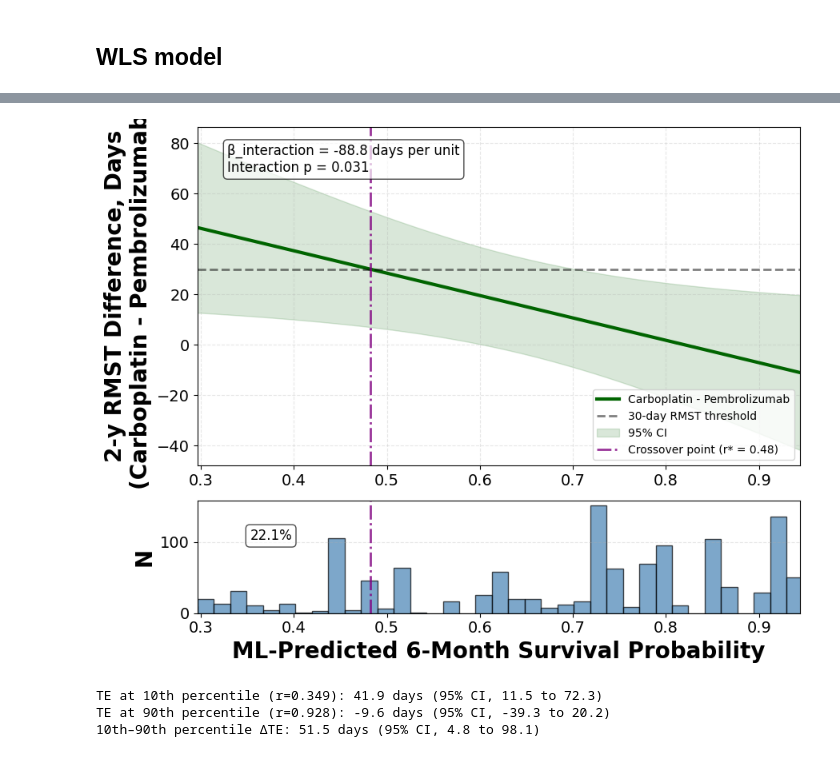
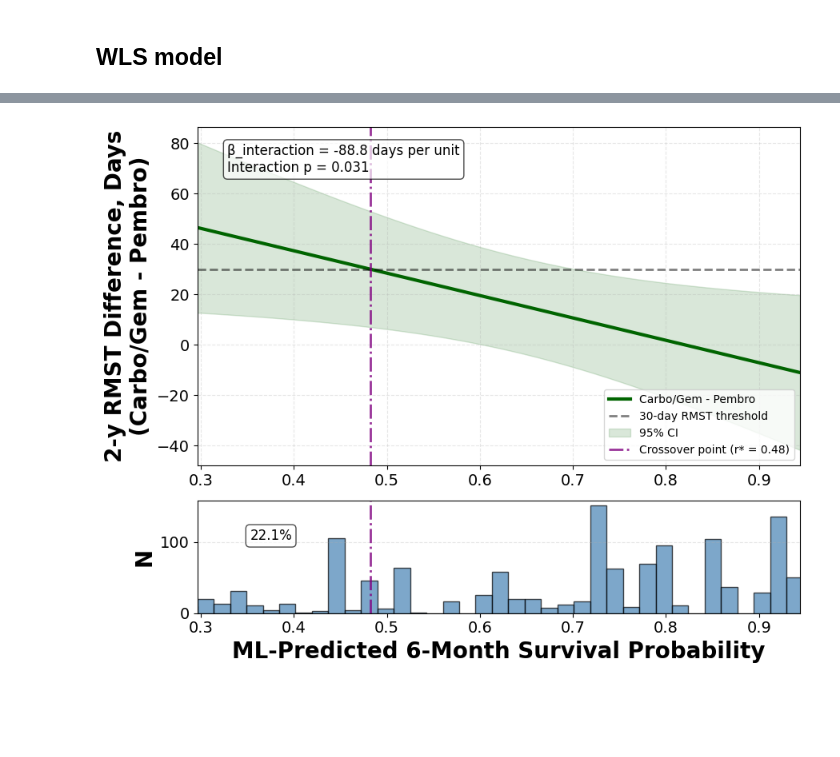
Before and after one commit to xavier-orcutt/io-heterogeneity, a Jupyter notebook: aUC/notebooks/wls_rmst.ipynb, the cells around one changed output, grey strips where cells are left out. Saved outputs shown, nothing was run; the diff lists cells and outputs as text; code cells hidden in the pictures; blank space fills up the shorter version.

```diff
--- a/aUC/notebooks/wls_rmst.ipynb
+++ b/aUC/notebooks/wls_rmst.ipynb
@@ -324,7 +384,7 @@ effect_2y_df = calculate_treatment_effect_curve_rmst(
 fig, (ax1, ax2) = plt.subplots(2, 1, figsize = (9, 7), gridspec_kw = {'height_ratios': [3, 1]})
 
 ax1.plot(effect_2y_df['baseline'], effect_2y_df['treatment_effect'],
-         linewidth = 3, color = 'darkgreen', label = 'Carboplatin - Pembrolizumab')
+         linewidth = 3, color = 'darkgreen', label = 'Carbo/Gem - Pembro')
 
 ax1.axhline(y = 30, color = 'black', linestyle = '--', linewidth = 2, alpha = 0.5, label = '30-day RMST threshold')
 
@@ -349,7 +409,7 @@ if crossover_in_range:
     ax1.axvline(x = crossover_survival_estimate, color = 'purple', alpha = 0.8, linestyle = '-.', linewidth = 2,
                label = f'Crossover point (r* = {crossover_survival_estimate:.2f})')
 
-ax1.set_ylabel('2-y RMST Difference, Days\n(Carboplatin - Pembrolizumab)', fontsize = 20, fontweight = 'bold')
+ax1.set_ylabel('2-y RMST Difference, Days\n(Carbo/Gem - Pembro)', fontsize = 20, fontweight = 'bold')
 
 ax1.legend(fontsize = 10, loc = 'lower right')
 ax1.grid(alpha = 0.3, linestyle = '--')
@@ -388,34 +448,34 @@ ax2.hist(overlap_df['psurv_180_calibrated'],
 # Add crossover line to bottom panel if in range
 if crossover_in_range:
     ax2.axvline(x = crossover_survival_estimate, color = 'purple', alpha = 0.8, linestyle = '-.', linewidth = 2)
 
     # Calculate weighted percentile below crossover
     weighted_pct_below = (
         overlap_df.loc[overlap_df['psurv_180_calibrated'] <= crossover_survival_estimate, 'overlap_weight'].sum() /
         overlap_df['overlap_weight'].sum() * 100
     )
 
     # Add percentile annotation
     ax2.text(crossover_survival_estimate - 0.13, ax2.get_ylim()[1]*0.65,
              f"{weighted_pct_below:.1f}%",
              ha = 'left', fontsize = 12,
              bbox = dict(boxstyle = 'round', facecolor = 'white', alpha = 0.7))
 
 ax2.set_xlabel('ML-Predicted 6-Month Survival Probability', fontsize = 20, fontweight = 'bold')
 ax2.set_ylabel('N', fontsize = 20, fontweight = 'bold')
 ax2.set_xlim([psurv_grid.min(), psurv_grid.max()])
 ax2.grid(alpha = 0.3, linestyle = '--', axis = 'y')
 ax2.tick_params(axis='both', labelsize=14)
 
 plt.tight_layout()
 plt.savefig('../outputs/wls_rmst_2y.pdf', format = 'pdf', bbox_inches = 'tight')
 plt.show()
 
 # Save crossover survival estimate
 with open('../outputs/crossover_survival_estimate.txt', 'w') as f:
     f.write(str(crossover_survival_estimate))
 # %% [output]
-[figure, old version]
+[figure, new version]
 # %%
 # Define additional crossover values for sensitivity analysis
 crossover_value_14 = 14
@@ -435,59 +495,3 @@ with open('../outputs/crossover_survival_estimate_14.txt', 'w') as f:
 # Save 60d crossover survival estimate
 with open('../outputs/crossover_survival_estimate_60.txt', 'w') as f:
     f.write(str(crossover_survival_estimate_60))
-# %%
-def treatment_effect_at_r(model, r):
-    contrast = pd.Series(0.0, index=model.params.index)
-
-    contrast["treatment"] = 1.0
-    contrast["treatment:psurv_180_calibrated"] = r
-
-    result = model.t_test(contrast.to_numpy())
-
-    estimate = float(np.asarray(result.effect).squeeze())
-    ci_lower, ci_upper = np.asarray(result.conf_int()).squeeze()
-
-    return estimate, ci_lower, ci_upper
-
-# Weighted 10th and 90th percentiles of predicted survival
-r10, r90 = weighted_quantile(
-    overlap_df["psurv_180_calibrated"],
-    quantiles=[0.10, 0.90],
-    sample_weight=overlap_df["overlap_weight"]
-)
-
-# Treatment effects at the 10th and 90th percentiles
-te10, te10_low, te10_high = treatment_effect_at_r(model_2y, r10)
-te90, te90_low, te90_high = treatment_effect_at_r(model_2y, r90)
-
-# Difference in treatment effect between the 10th and 90th percentiles
-contrast = pd.Series(0.0, index=model_2y.params.index)
-contrast["treatment:psurv_180_calibrated"] = r10 - r90
-
-result = model_2y.t_test(contrast.to_numpy())
-
-te_diff = float(np.asarray(result.effect).squeeze())
-te_diff_low, te_diff_high = np.asarray(result.conf_int()).squeeze()
-
-# Display results
-print(
-    f"TE at 10th percentile (r={r10:.3f}): "
-    f"{te10:.1f} days "
-    f"(95% CI, {te10_low:.1f} to {te10_high:.1f})"
-)
-
-print(
-    f"TE at 90th percentile (r={r90:.3f}): "
-    f"{te90:.1f} days "
-    f"(95% CI, {te90_low:.1f} to {te90_high:.1f})"
-)
-
-print(
-    f"10th–90th percentile ΔTE: "
-    f"{te_diff:.1f} days "
-    f"(95% CI, {te_diff_low:.1f} to {te_diff_high:.1f})"
-)
-# %% [output]
-TE at 10th percentile (r=0.349): 41.9 days (95% CI, 11.5 to 72.3)
-TE at 90th percentile (r=0.928): -9.6 days (95% CI, -39.3 to 20.2)
-10th–90th percentile ΔTE: 51.5 days (95% CI, 4.8 to 98.1)
```
Also changed, not shown: parts of 8 cells of this notebook, 4 other files.
